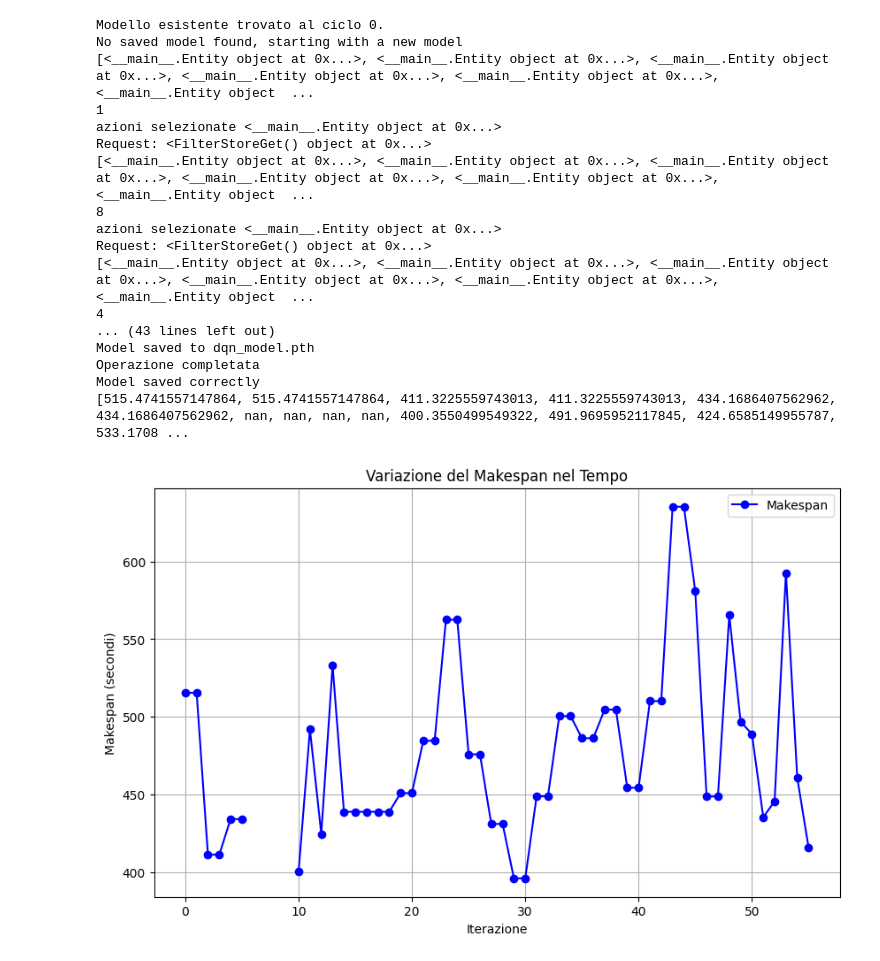
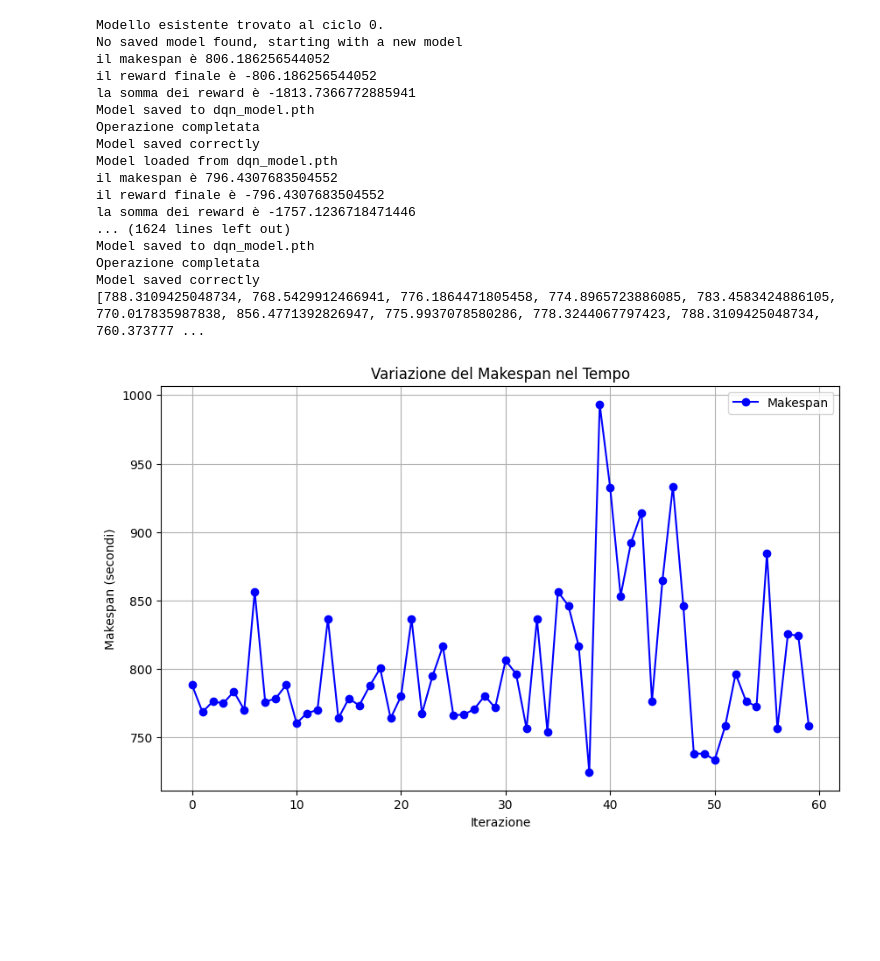
Before and after one commit to virgyst/hsim, a Jupyter notebook: sera24ott.ipynb, the cells around one changed output. Cells and saved outputs as stored; diff of their text form; code cells hidden in the pictures; blank space fills up the shorter version.

```diff
--- a/sera24ott.ipynb
+++ b/sera24ott.ipynb
@@ -1160,32 +1254,43 @@ class Lab():
+# %%
+import warnings
+warnings.filterwarnings("ignore", category=pd.errors.SettingWithCopyWarning)
+Entity.reset_id_counter()
+# s,b = batchCreate(0,numJobs=10,return_both=True)
+
+s,b = batchCreate(0,numJobs=20,return_both=True)
+makespan=list(pd.read_excel('makespan.xlsx')['Makespan'])
+bb=pd.DataFrame(b)
+bb.to_excel('bb.xlsx')
 # %%
-import warnings
-warnings.filterwarnings("ignore", category=pd.errors.SettingWithCopyWarning)
-Entity.reset_id_counter()
-# s,b = batchCreate(0,numJobs=10,return_both=True)
+# import warnings
+# warnings.filterwarnings("ignore", category=pd.errors.SettingWithCopyWarning)
+# Entity.reset_id_counter()
 
-s,b = batchCreate(0,numJobs=10,return_both=True)
+# s,b = batchCreate(0,numJobs=20,return_both=True)
 makespan=list(pd.read_excel('makespan.xlsx')['Makespan'])
-seed_value=(int(time.time()+i))
-random.seed(seed_value)
-np.random.seed(seed_value)
-for i in range(1):
+
+for i in range(50):
     Entity.reset_id_counter()
-
+    # seed_value=(int(time.time()+i))
+    # random.seed(seed_value)
+    # np.random.seed(seed_value)
     model_path = 'dqn_model.pth'
     if i == 0:
         if os.path.exists(model_path):
             print(f"Modello esistente trovato al ciclo {i}.")
-            os.remove(model_path)
+            #os.remove(model_path)
         else:
             print(f"Nessun modello esistente trovato al ciclo {i}. Inizio con un nuovo modello.")     #
-    lab=Lab(b,1300)
+    lab=Lab(b,3600)
 
     # lab.gate.Store.items = [item['Entity'] for item in b]
-    lab.gate.Store.items= copy.copy(s)
+    for item in s:
+        lab.gate.Store.put(item)
+    # lab.gate.Store.items= copy.copy(s)
     if i > 0:
         assert lab.gate.dqn_agent.model is not None, "Model not loaded correctly"
 
-    lab.run(1300)
+    lab.run(3600)
     df = pd.DataFrame(lab.env.state_log, columns=["Resource","ResourceName","State","StateName","Entity","?","timeIn","timeOut"])
     df= df.loc[df.ResourceName.isin(["front","drill","robot","camera","back","press","manual"])]
     mks=df.timeOut.max()-df.timeIn.min()
@@ -1195,43 +1300,43 @@ for i in range(1):
     try:
         checkpoint = torch.load('dqn_model.pth')
         assert 'model_state_dict' in checkpoint, "Model state dict not found in checkpoint"
         print("Model saved correctly")
     except FileNotFoundError:
         print("Model not saved correctly")
 
 
 mksdf = pd.DataFrame(makespan, columns=['Makespan'])
 mksdf.to_excel('makespan.xlsx')
 print(makespan)
 # Crea il grafico a linee
 plt.figure(figsize=(10, 6))
 plt.plot(makespan, marker='o', linestyle='-', color='b', label='Makespan')
 
 # Aggiungi etichette e titolo
 plt.xlabel('Iterazione')
 plt.ylabel('Makespan (secondi)')
 plt.title('Variazione del Makespan nel Tempo')
 plt.legend()
 
 # Mostra il grafico
 plt.grid(True)
 plt.show()
 # %% [output]
 Modello esistente trovato al ciclo 0.
 No saved model found, starting with a new model
-[<__main__.Entity object at 0x...>, <__main__.Entity object at 0x...>, <__main__.Entity object at 0x...>, <__main__.Entity object at 0x...>, <__main__.Entity object at 0x...>, <__main__.Entity object  ...
-1
-azioni selezionate <__main__.Entity object at 0x...>
-Request: <FilterStoreGet() object at 0x...>
-[<__main__.Entity object at 0x...>, <__main__.Entity object at 0x...>, <__main__.Entity object at 0x...>, <__main__.Entity object at 0x...>, <__main__.Entity object at 0x...>, <__main__.Entity object  ...
-8
-azioni selezionate <__main__.Entity object at 0x...>
-Request: <FilterStoreGet() object at 0x...>
-[<__main__.Entity object at 0x...>, <__main__.Entity object at 0x...>, <__main__.Entity object at 0x...>, <__main__.Entity object at 0x...>, <__main__.Entity object at 0x...>, <__main__.Entity object  ...
-4
-... (43 lines left out)
+il makespan è 806.186256544052
+il reward finale è -806.186256544052
+la somma dei reward è -1813.7366772885941
 Model saved to dqn_model.pth
 Operazione completata
 Model saved correctly
-[515.4741557147864, 515.4741557147864, 411.3225559743013, 411.3225559743013, 434.1686407562962, 434.1686407562962, nan, nan, nan, nan, 400.3550499549322, 491.9695952117845, 424.6585149955787, 533.1708 ...
+Model loaded from dqn_model.pth
+il makespan è 796.4307683504552
+il reward finale è -796.4307683504552
+la somma dei reward è -1757.1236718471446
+... (1624 lines left out)
+Model saved to dqn_model.pth
+Operazione completata
+Model saved correctly
+[788.3109425048734, 768.5429912466941, 776.1864471805458, 774.8965723886085, 783.4583424886105, 770.017835987838, 856.4771392826947, 775.9937078580286, 778.3244067797423, 788.3109425048734, 760.373777 ...
-[figure, old version]
+[figure, new version]
```
Also changed, not shown: parts of 8 cells of this notebook, 10 other files.
